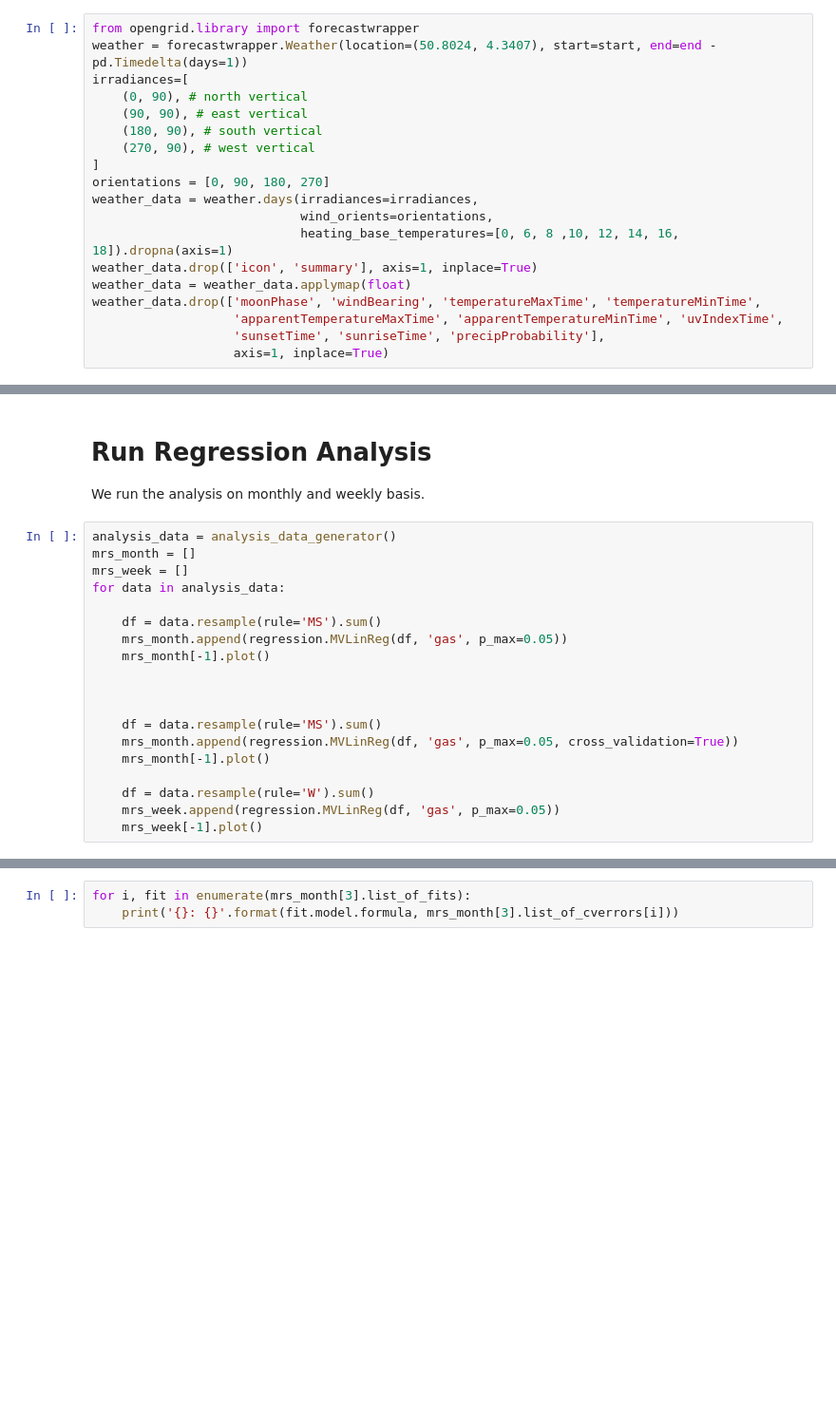
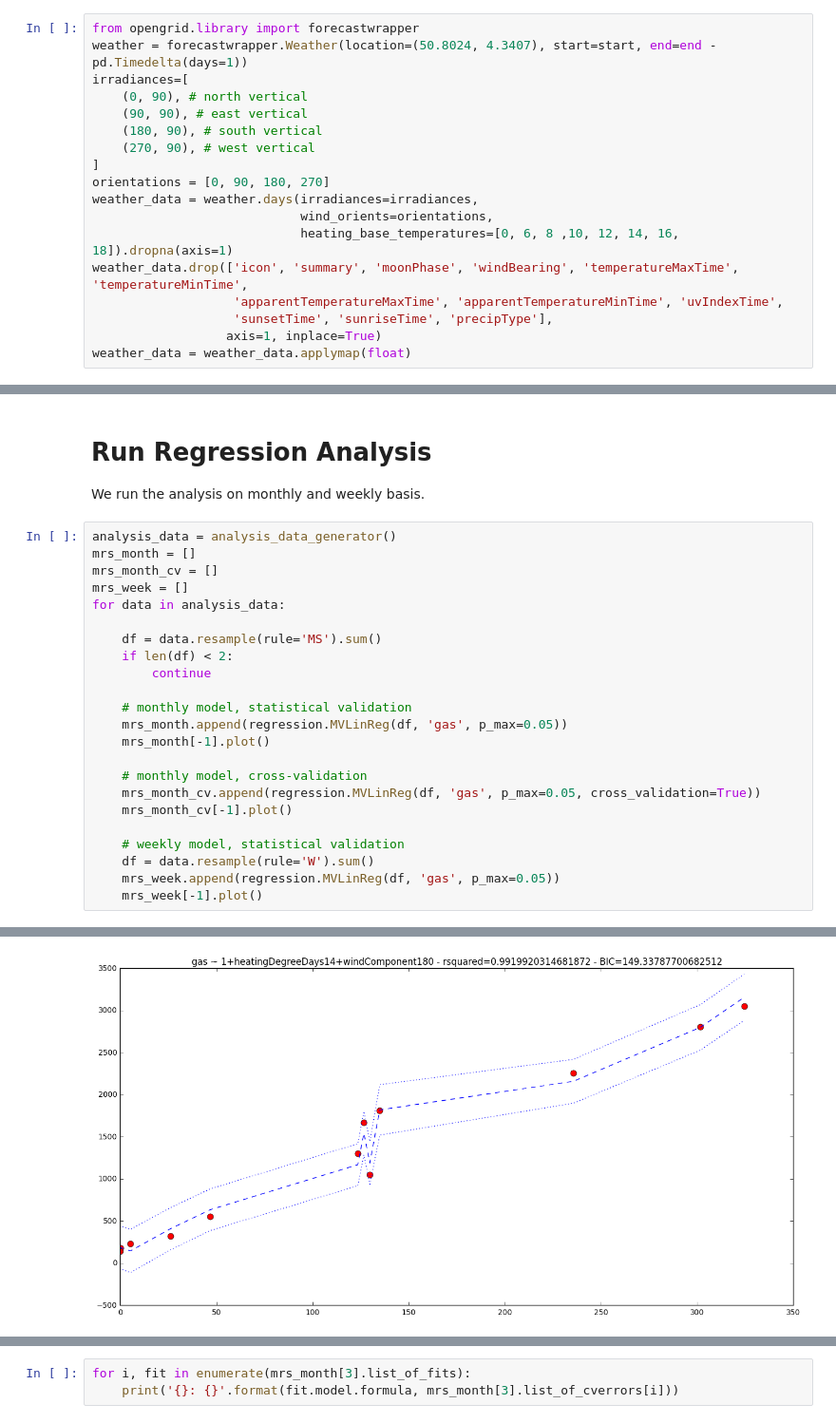
Before and after one commit to opengridcc/opengrid-dev, a Jupyter notebook: notebooks/Analysis/Multivariable_regression.ipynb, the cells around one changed output, grey strips where cells are left out. Shown: that part at 95% size. Drawn from its saved outputs; the diff is of its cells as text; blank space fills up the shorter version.

```diff
--- a/notebooks/Analysis/Multivariable_regression.ipynb
+++ b/notebooks/Analysis/Multivariable_regression.ipynb
@@ -99,11 +104,10 @@ orientations = [0, 90, 180, 270]
 weather_data = weather.days(irradiances=irradiances,
                             wind_orients=orientations,
                             heating_base_temperatures=[0, 6, 8 ,10, 12, 14, 16, 18]).dropna(axis=1)
-weather_data.drop(['icon', 'summary'], axis=1, inplace=True)
+weather_data.drop(['icon', 'summary', 'moonPhase', 'windBearing', 'temperatureMaxTime', 'temperatureMinTime',
+                   'apparentTemperatureMaxTime', 'apparentTemperatureMinTime', 'uvIndexTime',
+                   'sunsetTime', 'sunriseTime', 'precipType'],
+                  axis=1, inplace=True)
 weather_data = weather_data.applymap(float)
-weather_data.drop(['moonPhase', 'windBearing', 'temperatureMaxTime', 'temperatureMinTime',
-                   'apparentTemperatureMaxTime', 'apparentTemperatureMinTime', 'uvIndexTime',
-                   'sunsetTime', 'sunriseTime', 'precipProbability'],
-                   axis=1, inplace=True)
 # %%
 weather_data.head()
@@ -146,19 +172,24 @@ We run the analysis on monthly and weekly basis.
 # %%
 analysis_data = analysis_data_generator()
 mrs_month = []
+mrs_month_cv = []
 mrs_week = []
 for data in analysis_data:
 
     df = data.resample(rule='MS').sum()
+    if len(df) < 2:
+        continue
+
+    # monthly model, statistical validation
     mrs_month.append(regression.MVLinReg(df, 'gas', p_max=0.05))
     mrs_month[-1].plot()
 
+    # monthly model, cross-validation
+    mrs_month_cv.append(regression.MVLinReg(df, 'gas', p_max=0.05, cross_validation=True))
+    mrs_month_cv[-1].plot()
 
-
-    df = data.resample(rule='MS').sum()
-    mrs_month.append(regression.MVLinReg(df, 'gas', p_max=0.05, cross_validation=True))
-    mrs_month[-1].plot()
-
+    # weekly model, statistical validation
     df = data.resample(rule='W').sum()
     mrs_week.append(regression.MVLinReg(df, 'gas', p_max=0.05))
     mrs_week[-1].plot()
+# %% [output]
@@ -164,0 +200 @@ for data in analysis_data:
+[figure, added]
```
Also changed, not shown: parts of 7 cells of this notebook, 1 other file.
